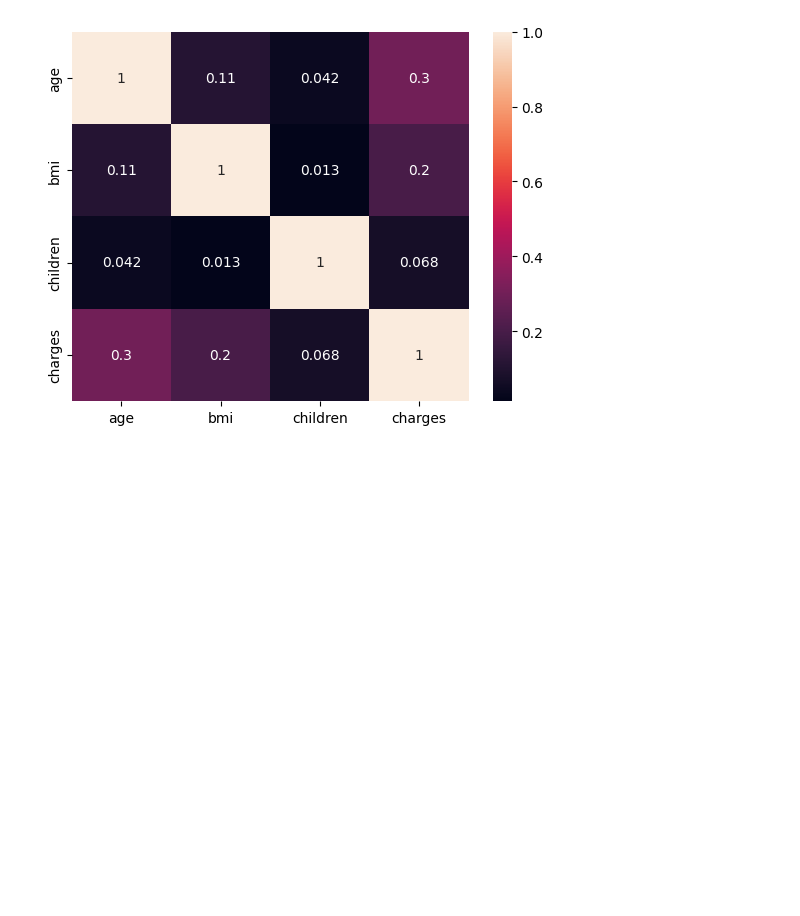
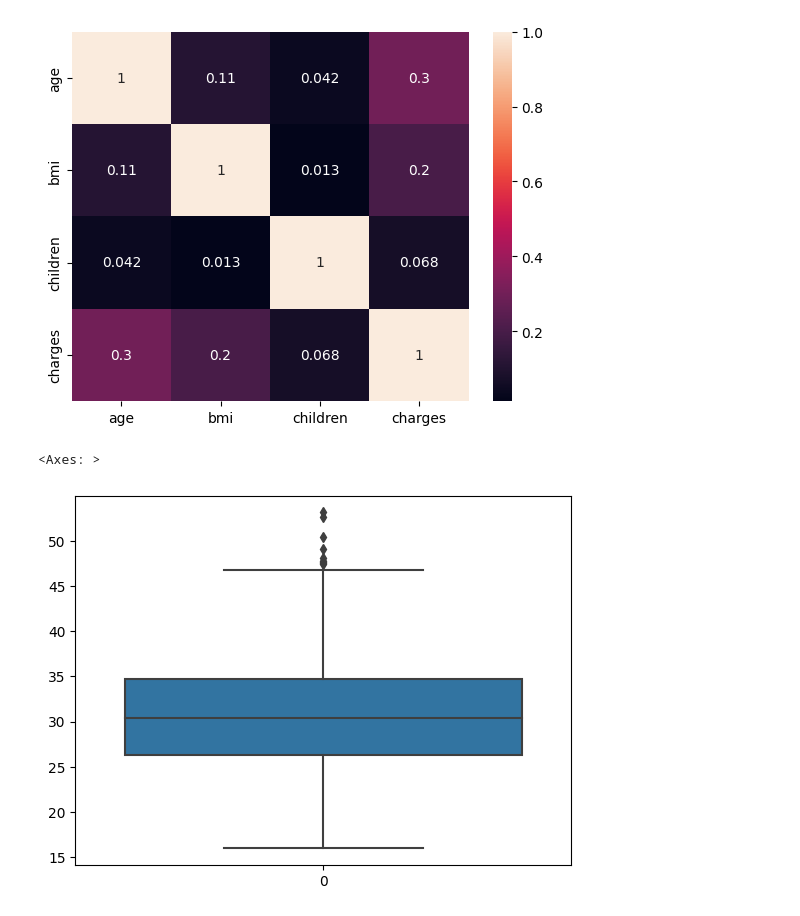
Before and after one commit to NimishSinghChouhan/Smart-Bridge-AI, a Jupyter notebook: Data_Preprocessing.ipynb, the cells around one changed output. Cells and saved outputs as stored; diff of their text form; code cells hidden in the pictures; blank space fills up the shorter version.

```diff
--- a/Data_Preprocessing.ipynb
+++ b/Data_Preprocessing.ipynb
@@ -296,0 +300,5 @@ sns.heatmap(df.corr(),annot =True)
+# %%
+sns.boxplot(df.bmi)
+# %% [output]
+<Axes: >
+[figure, added]
```
Also changed, not shown: parts of 26 cells of this notebook.
